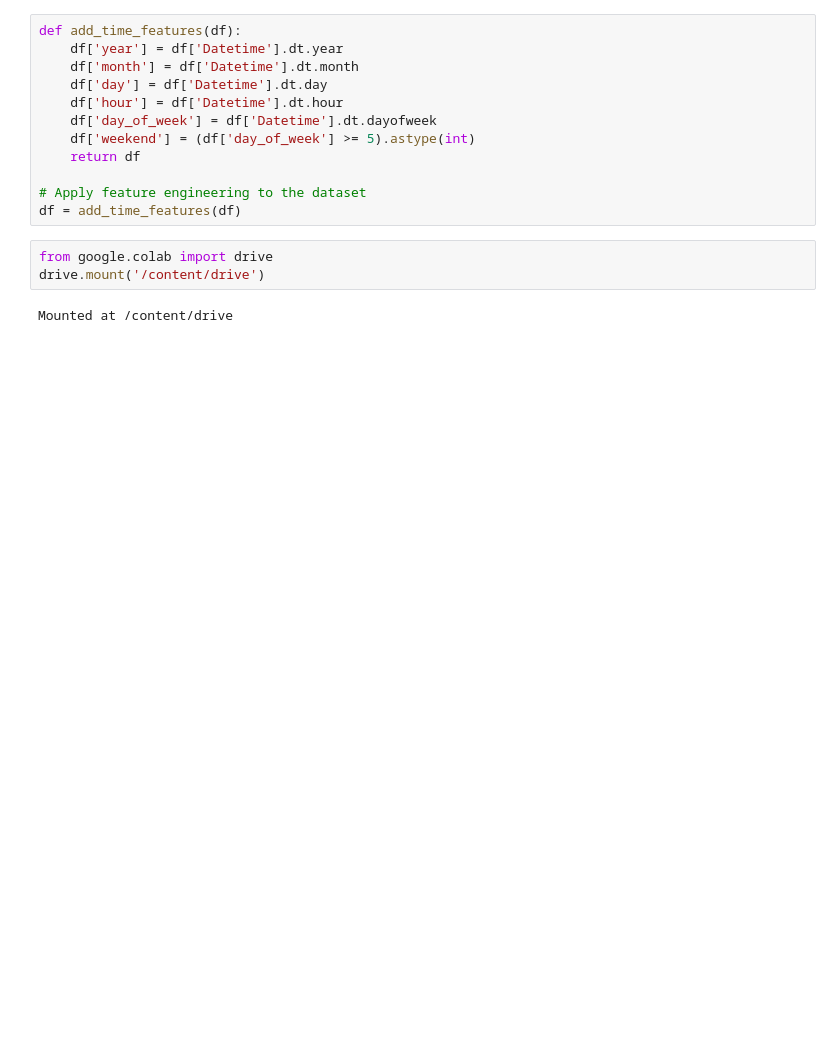
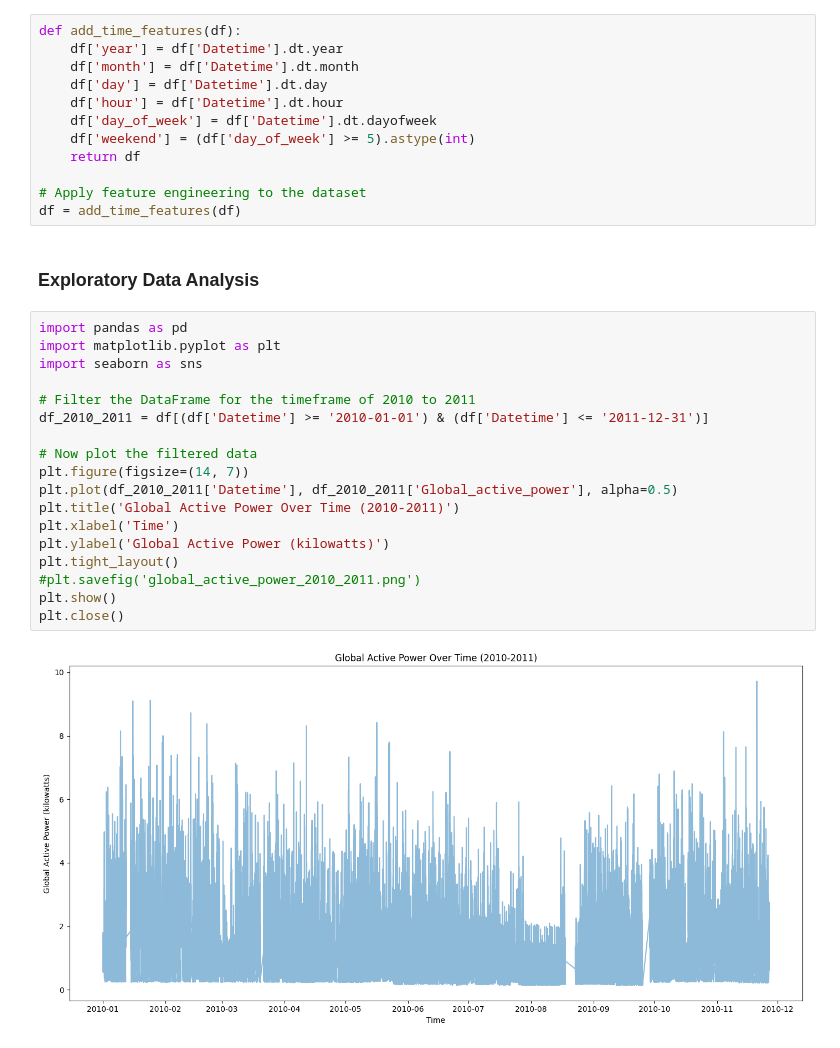
Before and after one commit to XzeraSpartan/CMPE-255-Data-Mining-Project-Group-5, a Jupyter notebook: CMPE_255_Data_Mining_Project.ipynb, the cells around one changed output. Cells and saved outputs as stored; diff of their text form; blank space fills up the shorter version.

```diff
--- a/CMPE_255_Data_Mining_Project.ipynb
+++ b/CMPE_255_Data_Mining_Project.ipynb
@@ -22,8 +34,25 @@ def add_time_features(df):
 
 # Apply feature engineering to the dataset
 df = add_time_features(df)
-# %%
-from google.colab import drive
-drive.mount('/content/drive')
-# %% [output]
-Mounted at /content/drive
+# %% [markdown]
+### Exploratory Data Analysis
+# %%
+import pandas as pd
+import matplotlib.pyplot as plt
+import seaborn as sns
+
+# Filter the DataFrame for the timeframe of 2010 to 2011
+df_2010_2011 = df[(df['Datetime'] >= '2010-01-01') & (df['Datetime'] <= '2011-12-31')]
+
+# Now plot the filtered data
+plt.figure(figsize=(14, 7))
+plt.plot(df_2010_2011['Datetime'], df_2010_2011['Global_active_power'], alpha=0.5)
+plt.title('Global Active Power Over Time (2010-2011)')
+plt.xlabel('Time')
+plt.ylabel('Global Active Power (kilowatts)')
+plt.tight_layout()
+#plt.savefig('global_active_power_2010_2011.png')
+plt.show()
+plt.close()
+# %% [output]
+[figure, added]
```
Also changed, not shown: parts of 11 cells of this notebook.
